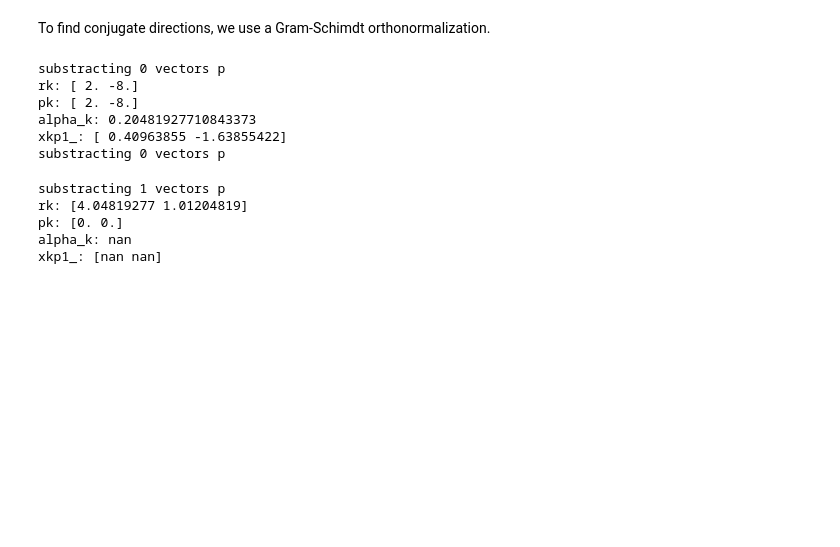
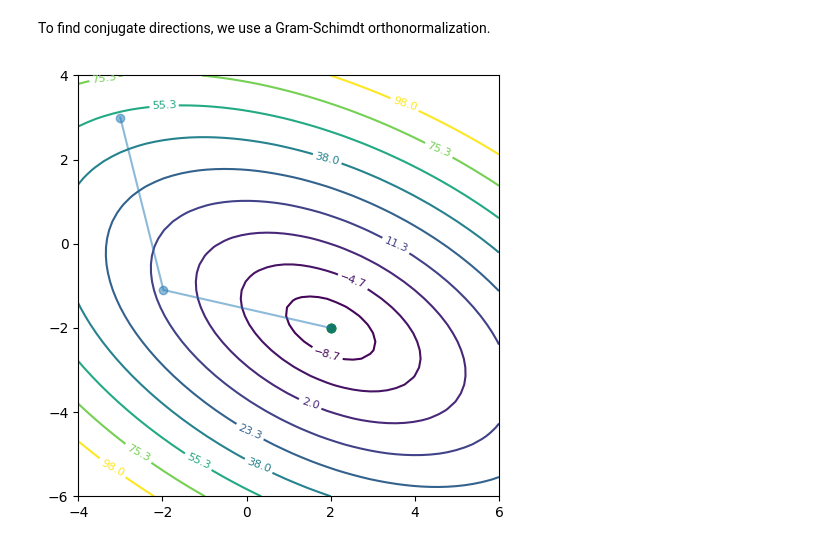
Before and after one commit to tomasruizt/Code-Along, a Jupyter notebook: papers/Solving Linear Systems.ipynb, the cells around one changed output. Drawn from its saved outputs; the diff is of its cells as text; code cells hidden in the pictures; blank space fills up the shorter version.

```diff
--- a/papers/Solving Linear Systems.ipynb
+++ b/papers/Solving Linear Systems.ipynb
@@ -136,41 +138,29 @@ x0 = np.zeros_like(solution)
 # %%
 def r(x):
     return b - A @ x
-
-def p(r, ps):
-    print(f"substracting {len(ps)} vectors p")
-    return r - sum(pi * (pi.T @ A @ r) / (pi.T @ A @ pi) for pi in ps)
-
-def alpha(p, r):
-    return (p.T @ r) / (p.T @ A @ p)
-
-def xkp1(xk, ps):
-    rk = r(xk)
-    pk = p(rk, ps=ps)
-    alpha_k = alpha(pk, rk)
-    xkp1_ = xk + alpha_k * pk
-    print("rk:", rk)
-    print("pk:", pk)
-    print("alpha_k:", alpha_k)
-    print("xkp1_:", xkp1_)
-    return xkp1_
-# %%
-ps0 = []
-x1 = xkp1(x0, ps=ps0)
-
-ps1 = [p(r(x1), ps=ps0)]
-# %% [output]
-substracting 0 vectors p
-rk: [ 2. -8.]
-pk: [ 2. -8.]
-alpha_k: 0.20481927710843373
-xkp1_: [ 0.40963855 -1.63855422]
-substracting 0 vectors p
-# %%
-x2 = xkp1(x1, ps=ps1)
-# %% [output]
-substracting 1 vectors p
-rk: [4.04819277 1.01204819]
-pk: [0. 0.]
-alpha_k: nan
-xkp1_: [nan nan]
+# %%
+x = worst_case
+r_ = r(x)
+d = r_
+delta_new = r_.T @ r_
+delta_0 = delta_new
+xs = [x]
+grads = []
+for _ in range(2):
+    q = A @ d
+    alpha = delta_new / (d.T @ q)
+    x = x + alpha * d
+    xs.append(x)
+    grads.append(grad_f(x))
+    r_ = r(x)
+    delta_old = delta_new
+    delta_new = r_.T @ r_
+    beta = delta_new / delta_old
+    d = r_ + beta * d
+
+xs = np.array(xs)
+grads = np.array(grads)
+# %%
+plot_path(xs)
+# %% [output]
+[figure, added]
```
Also changed, not shown: parts of 4 cells of this notebook.
